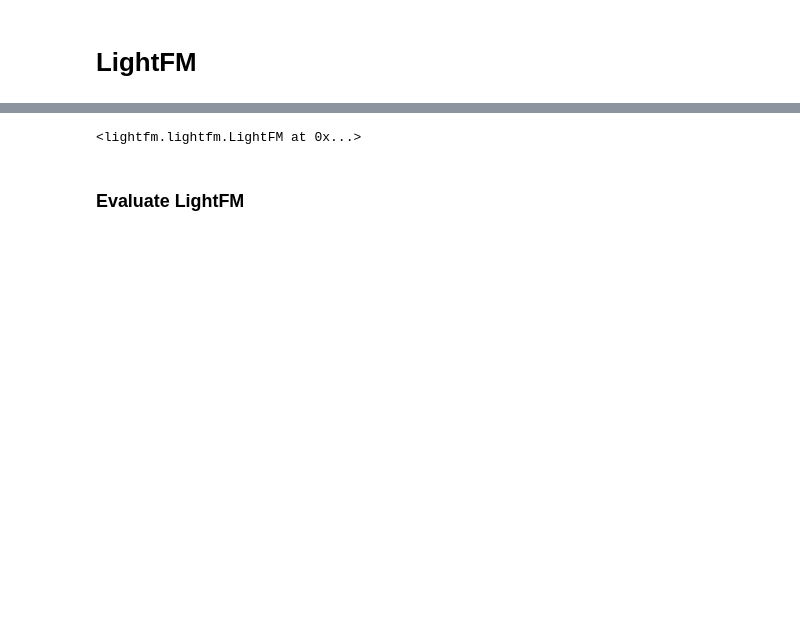
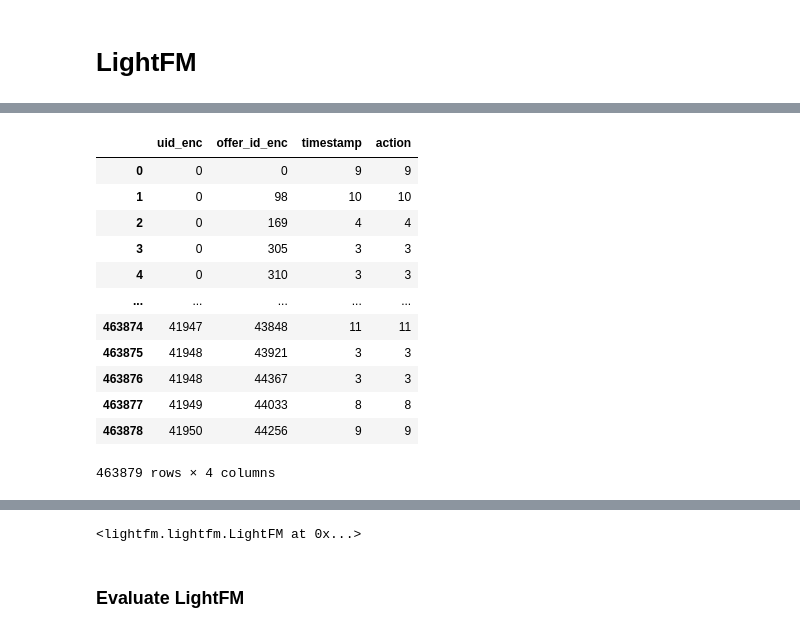
Before and after one commit to MariaZharova/recsys_internship, a Jupyter notebook: Compare_LightFM_and_Microsoft.ipynb, the cells around one changed output, grey strips where cells are left out. Cells and saved outputs as stored; diff of their text form; code cells hidden in the pictures; blank space fills up the shorter version.

```diff
--- a/Compare_LightFM_and_Microsoft.ipynb
+++ b/Compare_LightFM_and_Microsoft.ipynb
@@ -125,0 +114,31 @@ data_train
+# %%
+# create train and test sets
+#users = set(data['uid_enc'].values)
+data_train = pd.DataFrame({})
+data_test = pd.DataFrame({})
+
+users = list(data['uid_enc'].value_counts().index)
+counter = 0
+for user in users:
+    counter +=1
+    if len(data[data['uid_enc'] == user]) < 3:
+        data_train = data_train.append(data[data['uid_enc'] == user][['uid_enc', 'offer_id_enc', 'timestamp']], ignore_index = True)
+        #data_test[user] = []
+        print(counter)
+    else:
+        data_train = data_train.append(data[data['uid_enc'] == user].iloc[:-1][['uid_enc', 'offer_id_enc', 'timestamp']], ignore_index = True)
+        data_test = data_test.append(data[data['uid_enc'] == user].iloc[-1][['uid_enc', 'offer_id_enc', 'timestamp']], ignore_index = True)
+# %%
+data_train['uid_enc'] = data_train['uid_enc'].astype(int)
+data_train['offer_id_enc'] = data_train['offer_id_enc'].astype(int)
+#data_train['action'] = data_train['action'].astype(int)
+
+data_test['uid_enc'] = data_test['uid_enc'].astype(int)
+data_test['offer_id_enc'] = data_test['offer_id_enc'].astype(int)
+#data_test['action'] = data_test['action'].astype(int)
+
+data_train.dropna(inplace=True)
+data_test.dropna(inplace=True)
+
+display(data_train.head())
+display(data_test.head())
@@ -126,2 +158,22 @@ data_train
+# %%
+data_train['action'] = 1
+data_test['action'] = 1
+train_grouped = data_train.groupby(by=['uid_enc', 'offer_id_enc']).count().reset_index()
+test_grouped = data_test.groupby(by=['uid_enc', 'offer_id_enc']).count().reset_index()
+train_grouped
+# %% [output]
+|  | uid_enc | offer_id_enc | timestamp | action |
+| 0 | 0 | 0 | 9 | 9 |
+| 1 | 0 | 98 | 10 | 10 |
+| 2 | 0 | 169 | 4 | 4 |
+| 3 | 0 | 305 | 3 | 3 |
+| 4 | 0 | 310 | 3 | 3 |
+| ... | ... | ... | ... | ... |
+| 463874 | 41947 | 43848 | 11 | 11 |
+| 463875 | 41948 | 43921 | 3 | 3 |
+| 463876 | 41948 | 44367 | 3 | 3 |
+| 463877 | 41949 | 44033 | 8 | 8 |
+| 463878 | 41950 | 44256 | 9 | 9 |
+463879 rows × 4 columns
 # %%
 # create sparse matrices
```
Also changed, not shown: parts of 23 cells of this notebook.
